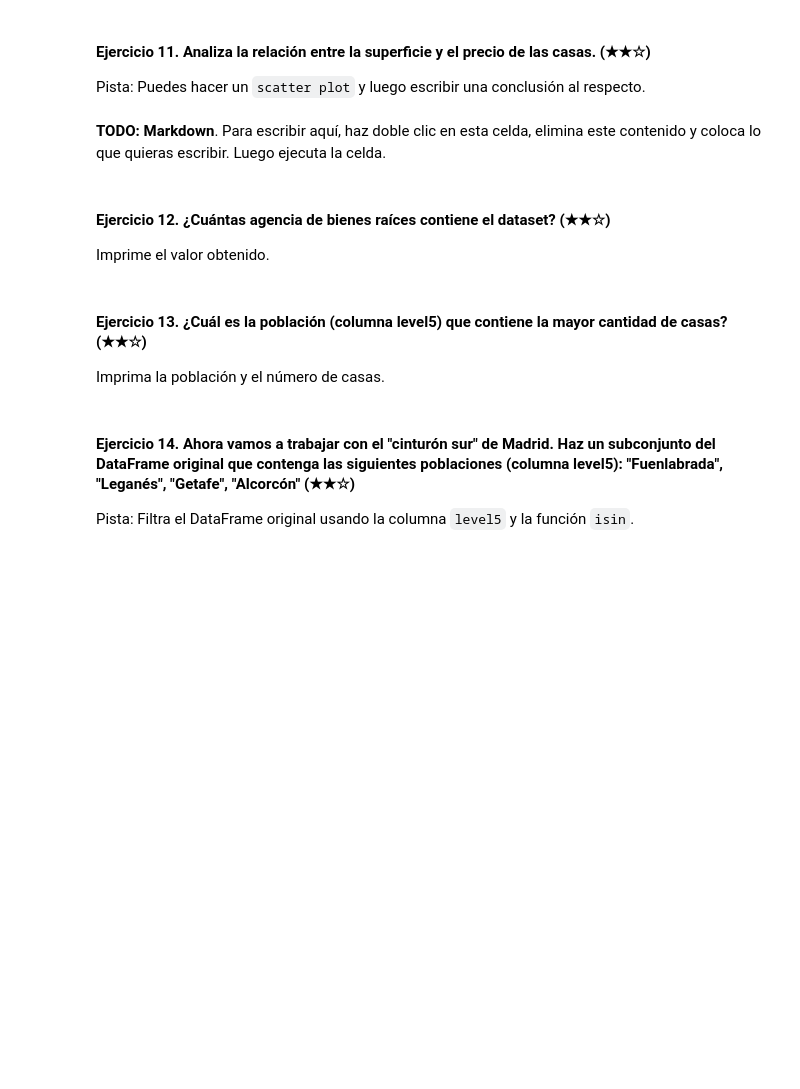
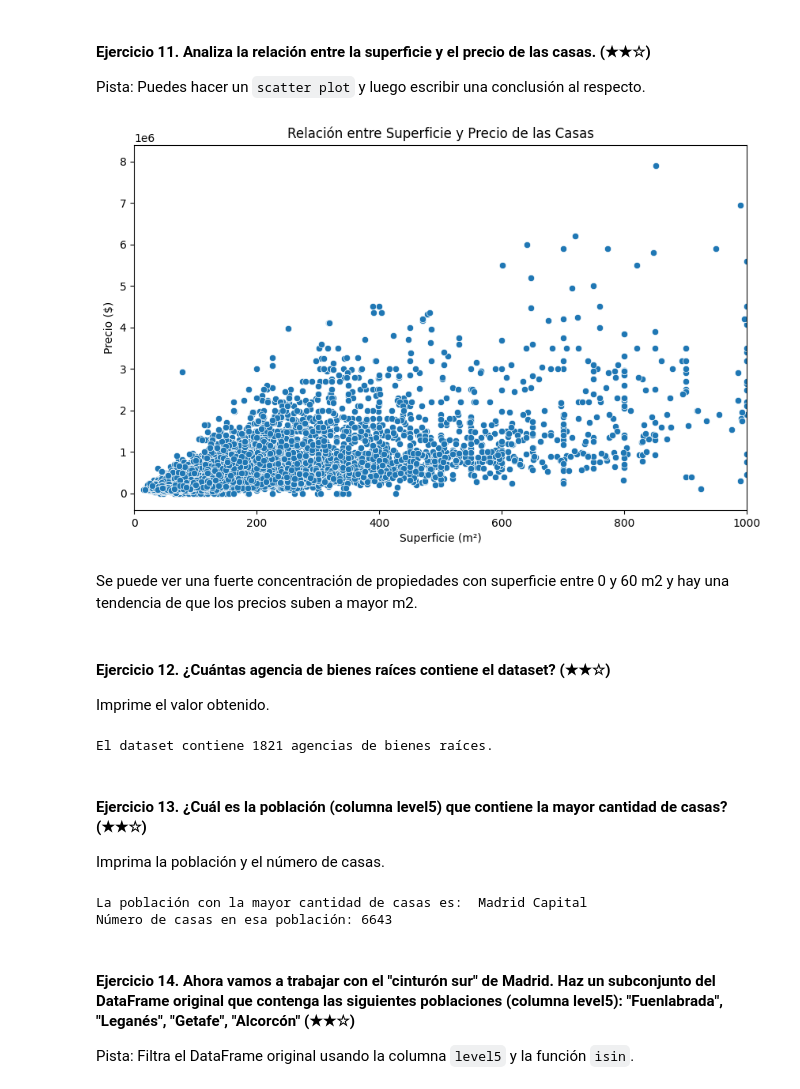
Before and after one commit to bartowen/realestate-datacleanup-exercise, a Jupyter notebook: project.es.ipynb, the cells around one changed output. Cells and saved outputs as stored; diff of their text form; code cells hidden in the pictures; blank space fills up the shorter version.

```diff
--- a/project.es.ipynb
+++ b/project.es.ipynb
@@ -334,20 +334,54 @@ El precio por metro cuadrado es más elevado en Galapagar pero si lo vemos como
 Pista: Puedes hacer un `scatter plot` y luego escribir una conclusión al respecto.
 # %%
 # TODO: Código
+
+import matplotlib.pyplot as plt
+import seaborn as sns
+
+plt.figure(figsize=(10, 6))
+sns.scatterplot(data=df, x='surface', y='price')
+
+# Limitar el eje X a 1000 m²
+plt.xlim(0, 1000)
+
+
+plt.title('Relación entre Superficie y Precio de las Casas')
+plt.xlabel('Superficie (m²)')
+plt.ylabel('Precio ($)')
+plt.show()
+# %% [output]
+[figure, added]
 # %% [markdown]
-**TODO: Markdown**. Para escribir aquí, haz doble clic en esta celda, elimina este contenido y coloca lo que quieras escribir. Luego ejecuta la celda.
+Se puede ver una fuerte concentración de propiedades con superficie entre 0 y 60 m2 y hay una tendencia de que los precios suben a mayor m2.
 # %% [markdown]
 #### Ejercicio 12. ¿Cuántas agencia de bienes raíces contiene el dataset? (★★☆)
 
 Imprime el valor obtenido.
 # %%
-# TODO
+# Contar cuántas agencias de bienes raíces únicas hay en el dataset
+num_agencias = df['realEstate_name'].nunique()
+
+print(f'El dataset contiene {num_agencias} agencias de bienes raíces.')
+# %% [output]
+El dataset contiene 1821 agencias de bienes raíces.
 # %% [markdown]
 #### Ejercicio 13. ¿Cuál es la población (columna level5) que contiene la mayor cantidad de casas?(★★☆)
 
 Imprima la población y el número de casas.
 # %%
 # TODO
+
+# Contar cuántas casas hay por población (level5)
+poblacion_mayor_cantidad = df['level5'].value_counts().idxmax()
+
+# Obtener el número de casas en esa población
+numero_casas = df['level5'].value_counts().max()
+
+print(f'La población con la mayor cantidad de casas es: {poblacion_mayor_cantidad}')
+print(f'Número de casas en esa población: {numero_casas}')
+# %% [output]
+La población con la mayor cantidad de casas es:  Madrid Capital
+Número de casas en esa población: 6643
 # %% [markdown]
 #### Ejercicio 14. Ahora vamos a trabajar con el "cinturón sur" de Madrid. Haz un subconjunto del DataFrame original que contenga las siguientes poblaciones (columna level5): "Fuenlabrada", "Leganés", "Getafe", "Alcorcón" (★★☆)
 
```
